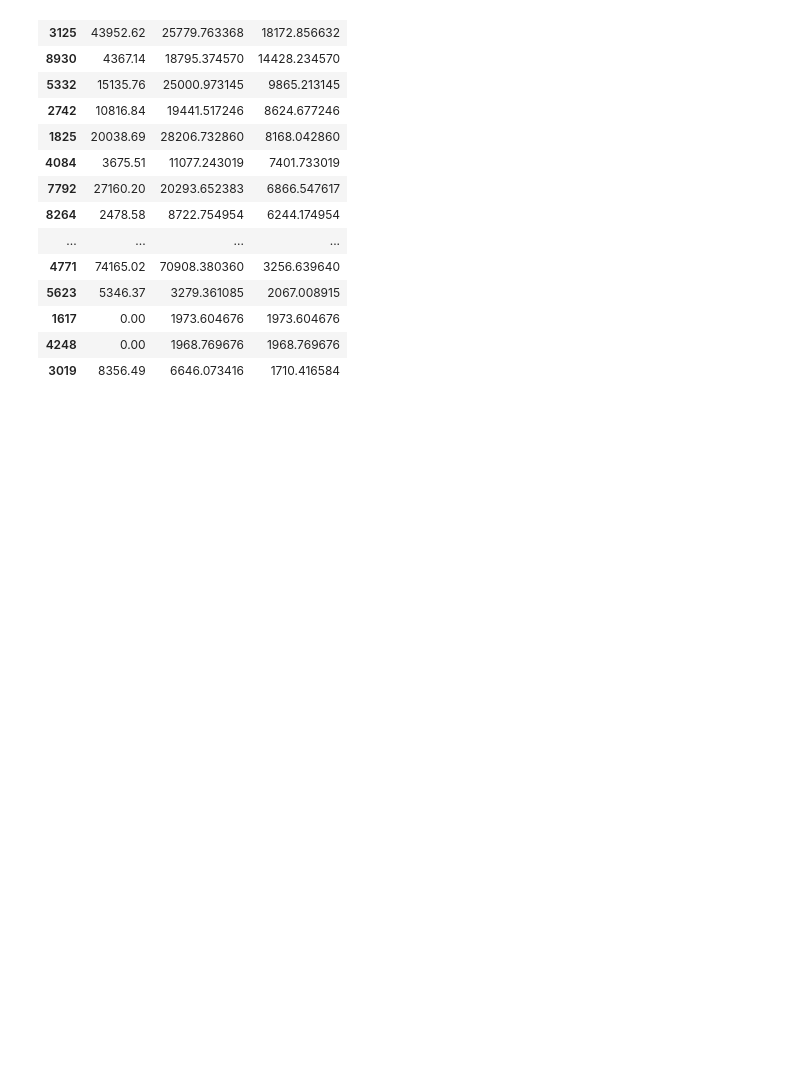
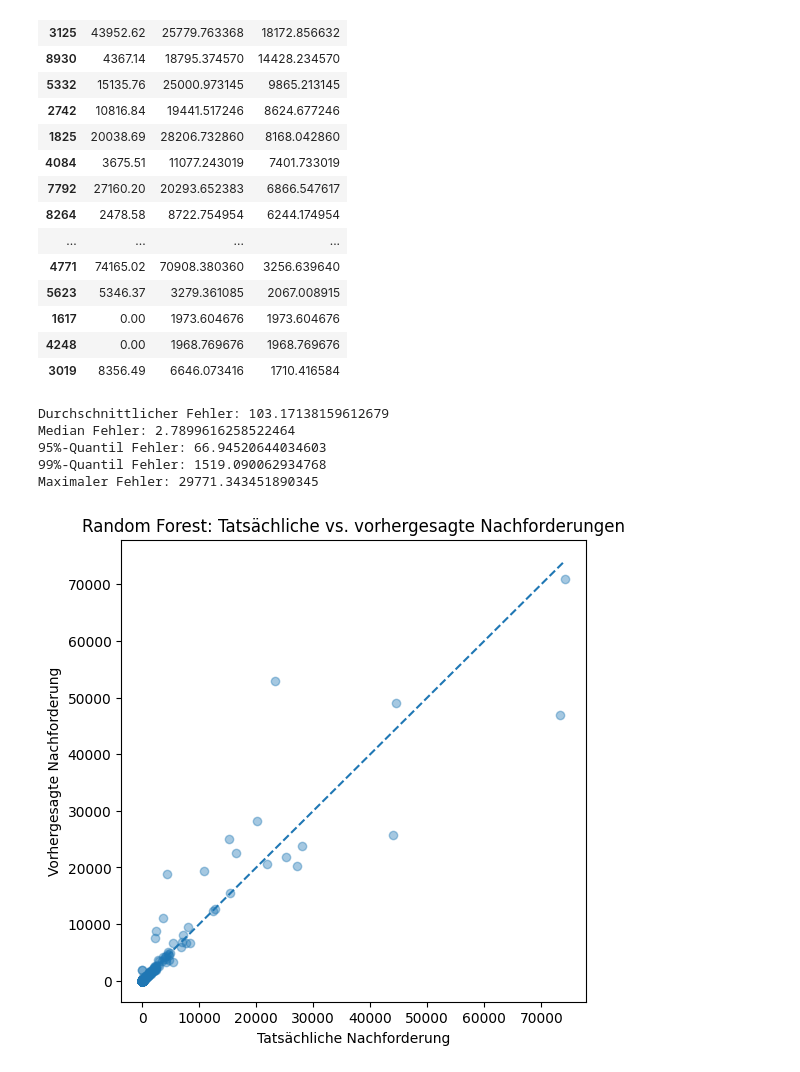
Before and after one commit to smartinezai/DRV-model, a Jupyter notebook: nachforderung_modell.ipynb, the cells around one changed output. Cells and saved outputs as stored; diff of their text form; code cells hidden in the pictures; blank space fills up the shorter version.

Commit message:
plotted error lines

```diff
--- a/nachforderung_modell.ipynb
+++ b/nachforderung_modell.ipynb
@@ -234,3 +234,15 @@ results.sort_values("abs_error", ascending=False).head(20)
 | 1617 | 0.00 | 1973.604676 | 1973.604676 |
 | 4248 | 0.00 | 1968.769676 | 1968.769676 |
 | 3019 | 8356.49 | 6646.073416 | 1710.416584 |
+# %%
+print("Durchschnittlicher Fehler:", results["abs_error"].mean())
+print("Median Fehler:", results["abs_error"].median())
+print("95%-Quantil Fehler:", results["abs_error"].quantile(0.95))
+print("99%-Quantil Fehler:", results["abs_error"].quantile(0.99))
+print("Maximaler Fehler:", results["abs_error"].max())
+# %% [output]
+Durchschnittlicher Fehler: 103.17138159612679
+Median Fehler: 2.7899616258522464
+95%-Quantil Fehler: 66.94520644034603
+99%-Quantil Fehler: 1519.090062934768
+Maximaler Fehler: 29771.343451890345
@@ -236,0 +251,15 @@ results.sort_values("abs_error", ascending=False).head(20)
+# %%
+import matplotlib.pyplot as plt
+
+plt.figure(figsize=(6, 6))
+plt.scatter(y_test, rf_pred, alpha=0.4)
+
+max_value = max(y_test.max(), rf_pred.max())
+plt.plot([0, max_value], [0, max_value], linestyle="--")
+
+plt.xlabel("Tatsächliche Nachforderung")
+plt.ylabel("Vorhergesagte Nachforderung")
+plt.title("Random Forest: Tatsächliche vs. vorhergesagte Nachforderungen")
+plt.show()
+# %% [output]
+[figure, added]
```
Also changed, not shown: parts of 2 cells of this notebook.
